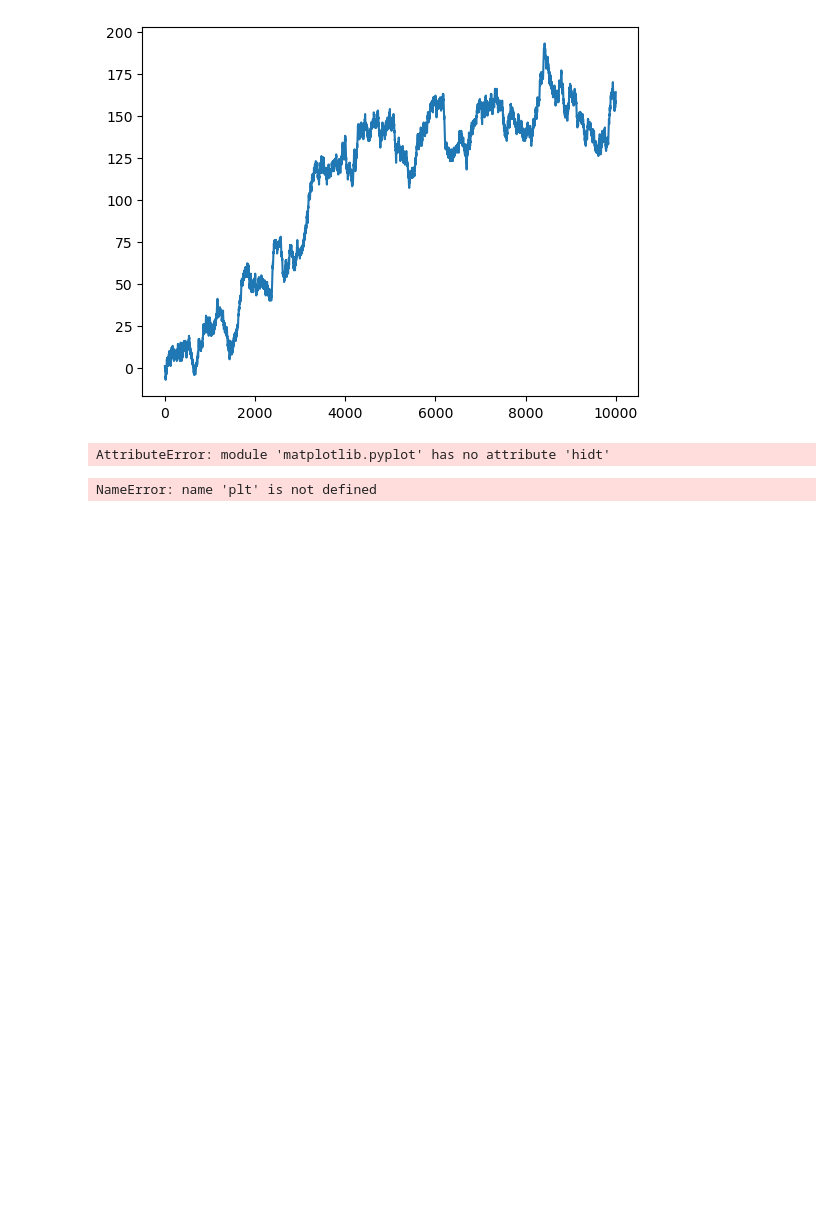
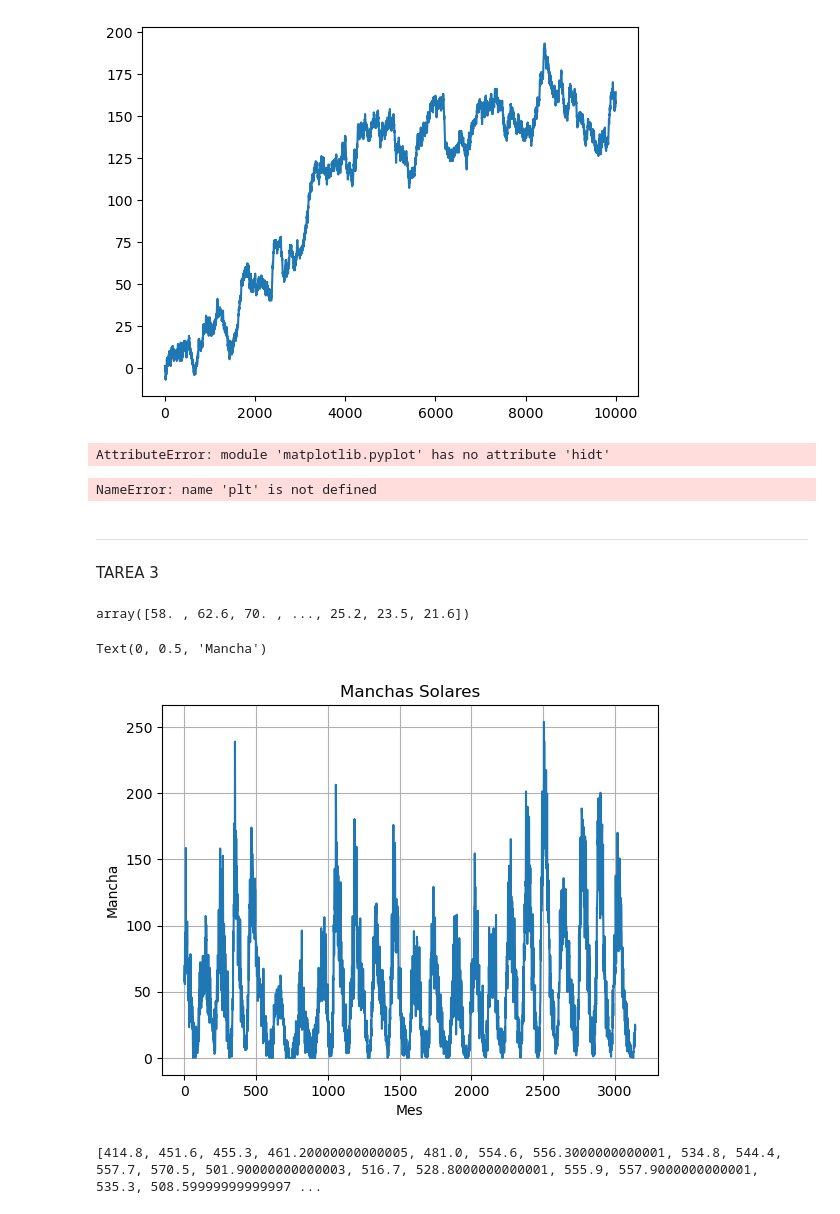
Before and after one commit to IanAlam27/Fisica-Computacional-8245, a Jupyter notebook: Mi notebook.ipynb, the cells around one changed output. Saved outputs shown, nothing was run; the diff lists cells and outputs as text; code cells hidden in the pictures; blank space fills up the shorter version.

```diff
--- a/Mi notebook.ipynb
+++ b/Mi notebook.ipynb
@@ -635,3 +653,7 @@ NameError: name 'plt' is not defined
 # %%
 from matplotlib import rc
 rc('text'
+# %% [markdown]
+---
+# %% [markdown]
+TAREA 3
@@ -637,0 +663,48 @@ rc('text'
+# %%
+E = open("manchasolares.txt","r")
+datos=[]
+
+for linea in E:
+    datos.append(linea)
+# %%
+M=[]
+m=[]
+for x in datos:
+    dat = x.split('\t')
+    M.append(float(dat[0].strip()))
+    m.append(float(dat[1].strip()))
+
+M = np.array(M)
+m = np.array(m)
+m
+# %% [output]
+array([58. , 62.6, 70. , ..., 25.2, 23.5, 21.6])
+# %%
+plt.plot(M,m)
+#plt.axvline(x = 0.0, color = 'black')
+#plt.axhline(y = 0.0, color = 'black')
+plt.grid()
+plt.title("Manchas Solares")
+plt.xlabel("Mes")
+plt.ylabel("Mancha")
+## plt.xlim(0, 1000)
+# %% [output]
+Text(0, 0.5, 'Mancha')
+[figure, added]
+# %%
+Y=[]
+
+for i in range(len(m)):
+    if 5 < i < (len(m)-5):
+        y = 0
+        for j in range(6):
+            y = y + m[i+j]+m[i-j]
+        Y.append(y)
+    else:
+        y = 0
+        for j in range(len(m)-i):
+            y = y + m[i+j]+m[i-j]
+        Y.append(y)
+print(Y)
+# %% [output]
+[414.8, 451.6, 455.3, 461.20000000000005, 481.0, 554.6, 556.3000000000001, 534.8, 544.4, 557.7, 570.5, 501.90000000000003, 516.7, 528.8000000000001, 555.9, 557.9000000000001, 535.3, 508.59999999999997 ...
```
Also changed, not shown: parts of 4 cells of this notebook.
